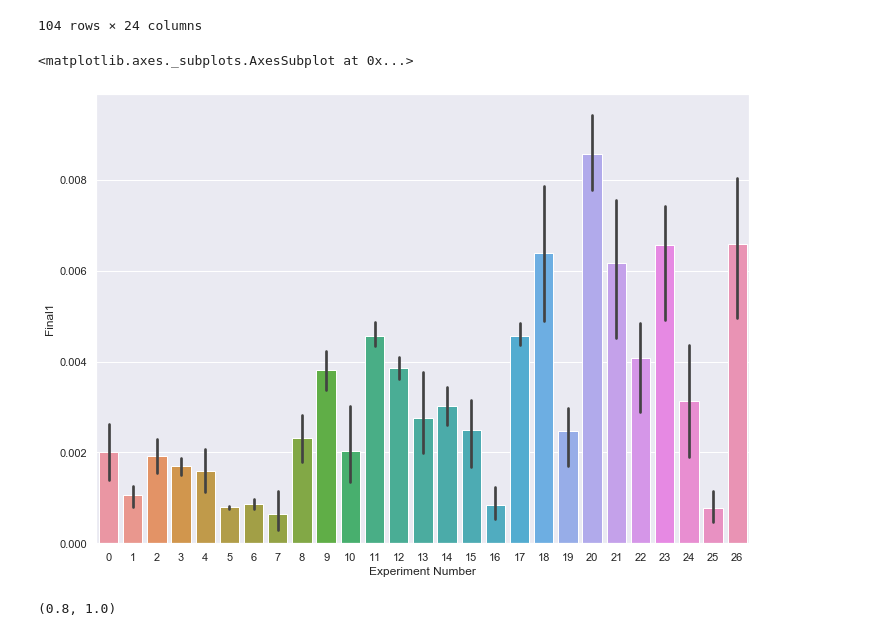
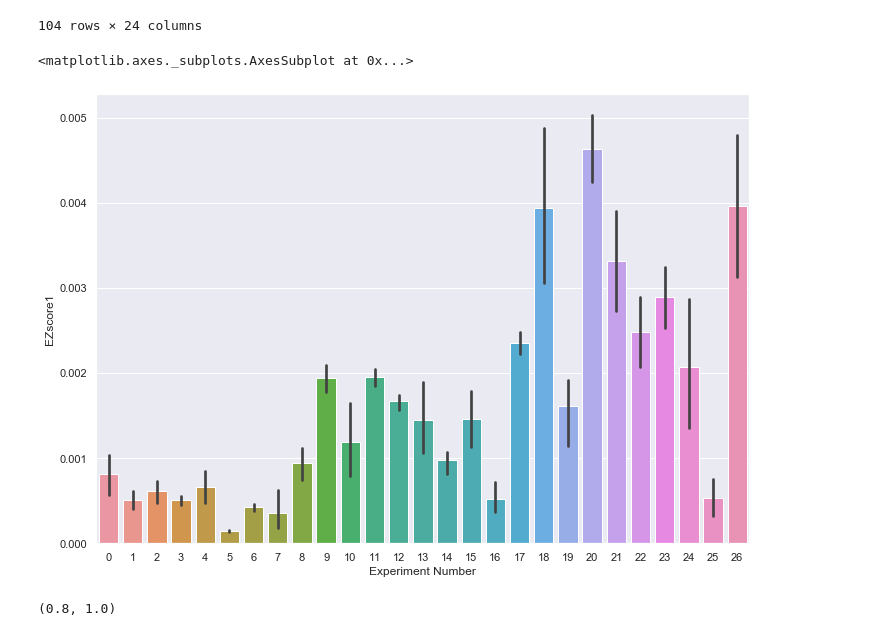
Before and after one commit to nejcmacek/CS4215-BigDL, a Jupyter notebook: analysis/Analysis.ipynb, the cells around one changed output. Cells and saved outputs as stored; diff of their text form; code cells hidden in the pictures.

Commit message:
Chosen experiments

```diff
--- a/analysis/Analysis.ipynb
+++ b/analysis/Analysis.ipynb
@@ -122,8 +122,8 @@ for curdir in dirs_to_analyze:
 analysis_old = pd.DataFrame(rowsList)
 # analysis_old
 # %%
-mu = 0.90
-sigma = 0.05
+mu = analysis["Top 1 mean"].mean()
+sigma = analysis["Top 1 mean"].std()
 def z_score(x, mu, sig):
     return (x-mu)/sig
 # %%
@@ -189,8 +189,8 @@ for curdir in dirs_to_analyze:
         row['Zscore5'] = z_score(row['Top 5 mean'], mu, sigma)
         row['Zscore1'] = z_score(row['Top 1 mean'], mu, sigma)
         row['Zscore5'] = z_score(row['Top 5 mean'], mu, sigma)
-        row['Final1'] = math.e**row['Zscore1'] /  row['Service Time mean']
-        row['Final5'] = math.e**row['Zscore5'] / row['Service Time mean']
+        row['EZscore1'] = math.e**row['Zscore1'] /  row['Service Time mean']
+        row['EZscore5'] = math.e**row['Zscore5'] / row['Service Time mean']
 
         rowsList.append(row)
 
@@ -213,9 +213,9 @@ analysis_batch
 # %%
 import seaborn as sns
 sns.set(rc={'figure.figsize':(11.7,8.27)})
 
-sns.barplot(x="Experiment Number", y="Final1", data=analysis_batch, ci=95)
+sns.barplot(x="Experiment Number", y="EZscore1", data=analysis_batch, ci=90)
 # %% [output]
 <matplotlib.axes._subplots.AxesSubplot at 0x...>
-[figure, old version]
+[figure, new version]
 # %%
```
Also changed, not shown: parts of 10 cells of this notebook.
